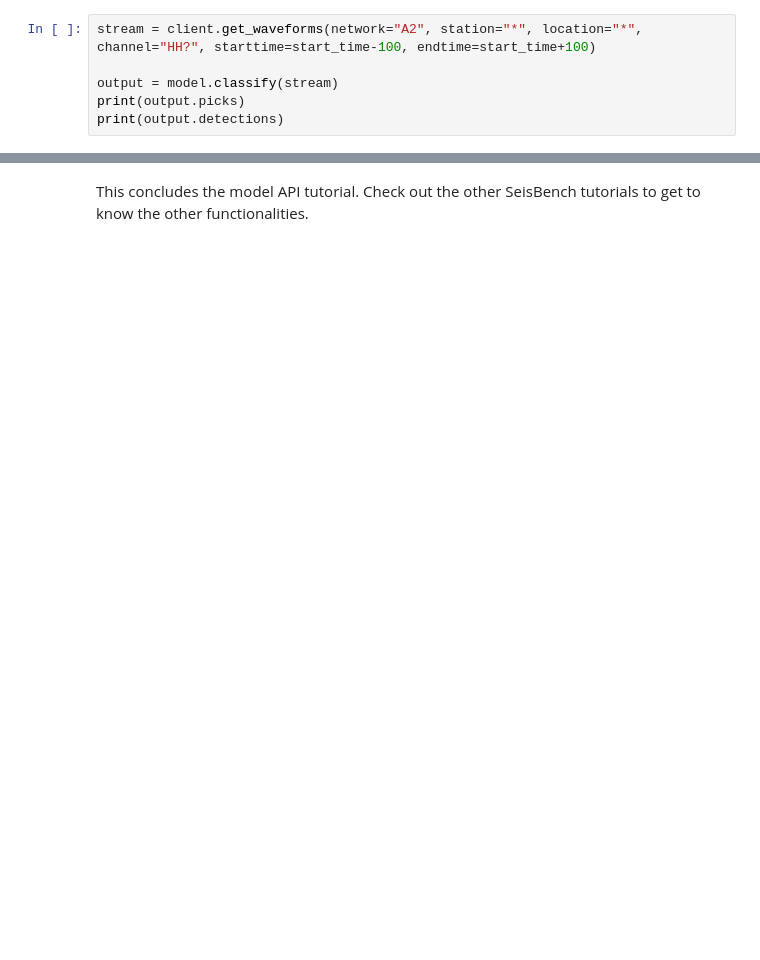
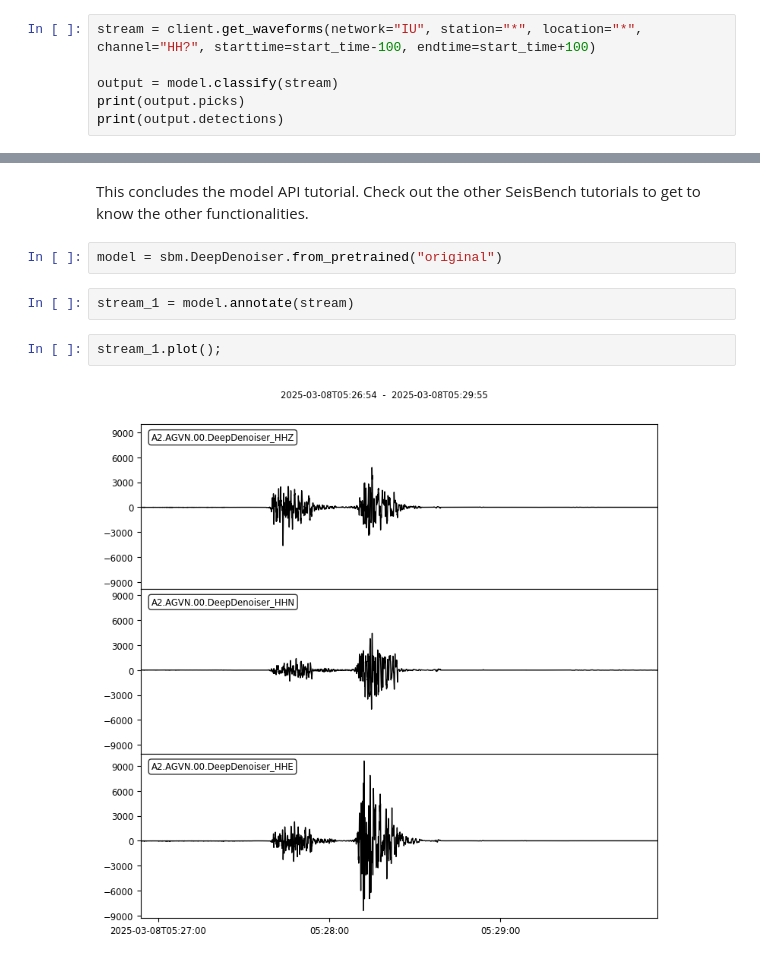
Before and after one commit to karineharutyunyan/Data-science-ML, a Jupyter notebook: examples/01b_model_api.ipynb, the cells around one changed output, grey strips where cells are left out. Saved outputs shown, nothing was run; the diff lists cells and outputs as text; blank space fills up the shorter version.

```diff
--- a/examples/01b_model_api.ipynb
+++ b/examples/01b_model_api.ipynb
@@ -439,7 +437,7 @@ NOT running on GPU
 # %% [markdown]
 Now let's download the same time window as above, but for all stations in the CX network and generate the picks and detections with EQTransformer.
 # %%
-stream = client.get_waveforms(network="A2", station="*", location="*", channel="HH?", starttime=start_time-100, endtime=start_time+100)
+stream = client.get_waveforms(network="IU", station="*", location="*", channel="HH?", starttime=start_time-100, endtime=start_time+100)
 
 output = model.classify(stream)
 print(output.picks)
@@ -468,2 +452,10 @@ A2.SVZR.00      2024-12-20T23:03:03.150000Z     2024-12-20T23:03:14.990000Z
 # %% [markdown]
 This concludes the model API tutorial. Check out the other SeisBench tutorials to get to know the other functionalities.
+# %%
+model = sbm.DeepDenoiser.from_pretrained("original")
+# %%
+stream_1 = model.annotate(stream)
+# %%
+stream_1.plot();
+# %% [output]
+[figure, added]
```
Also changed, not shown: parts of 18 cells of this notebook.
